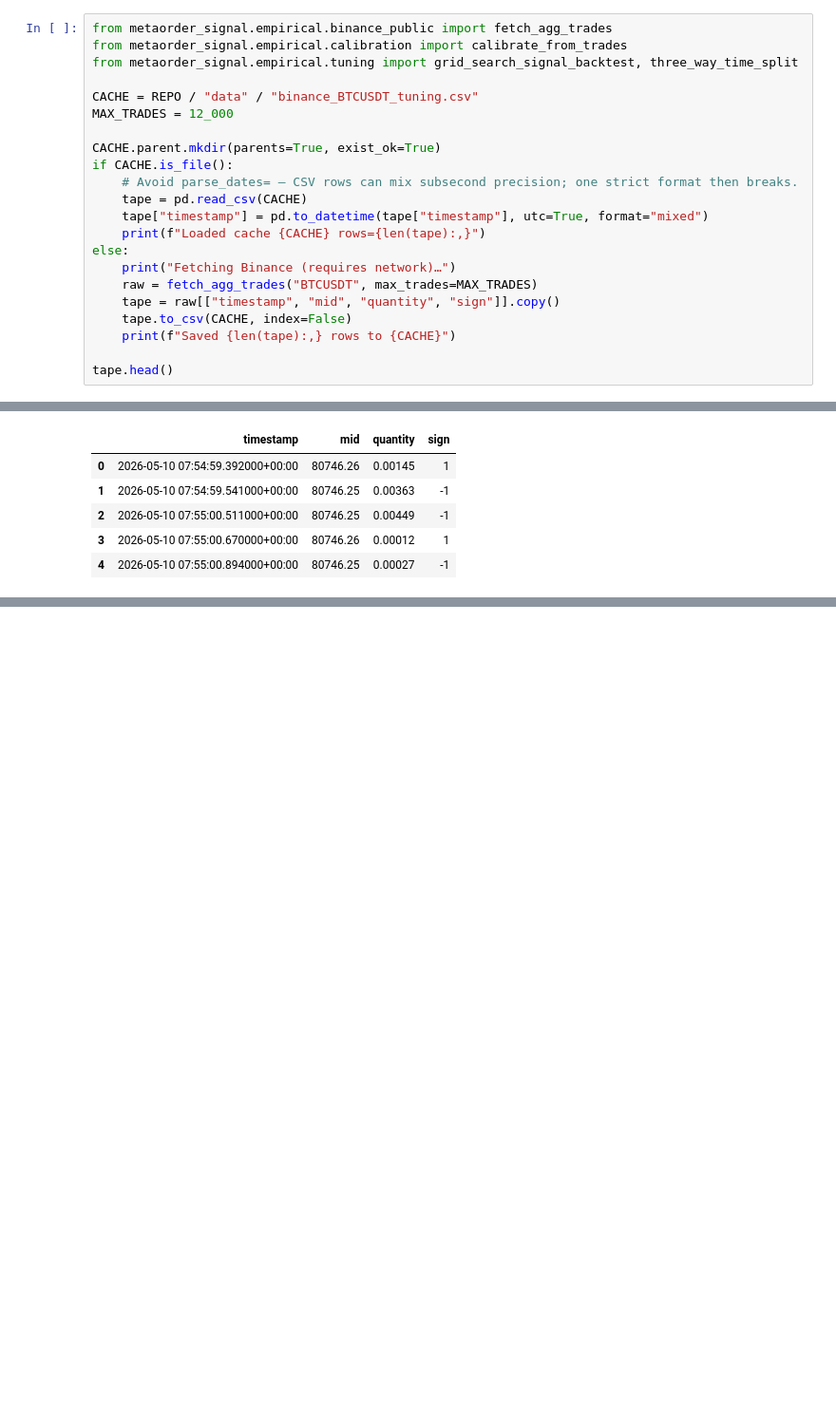
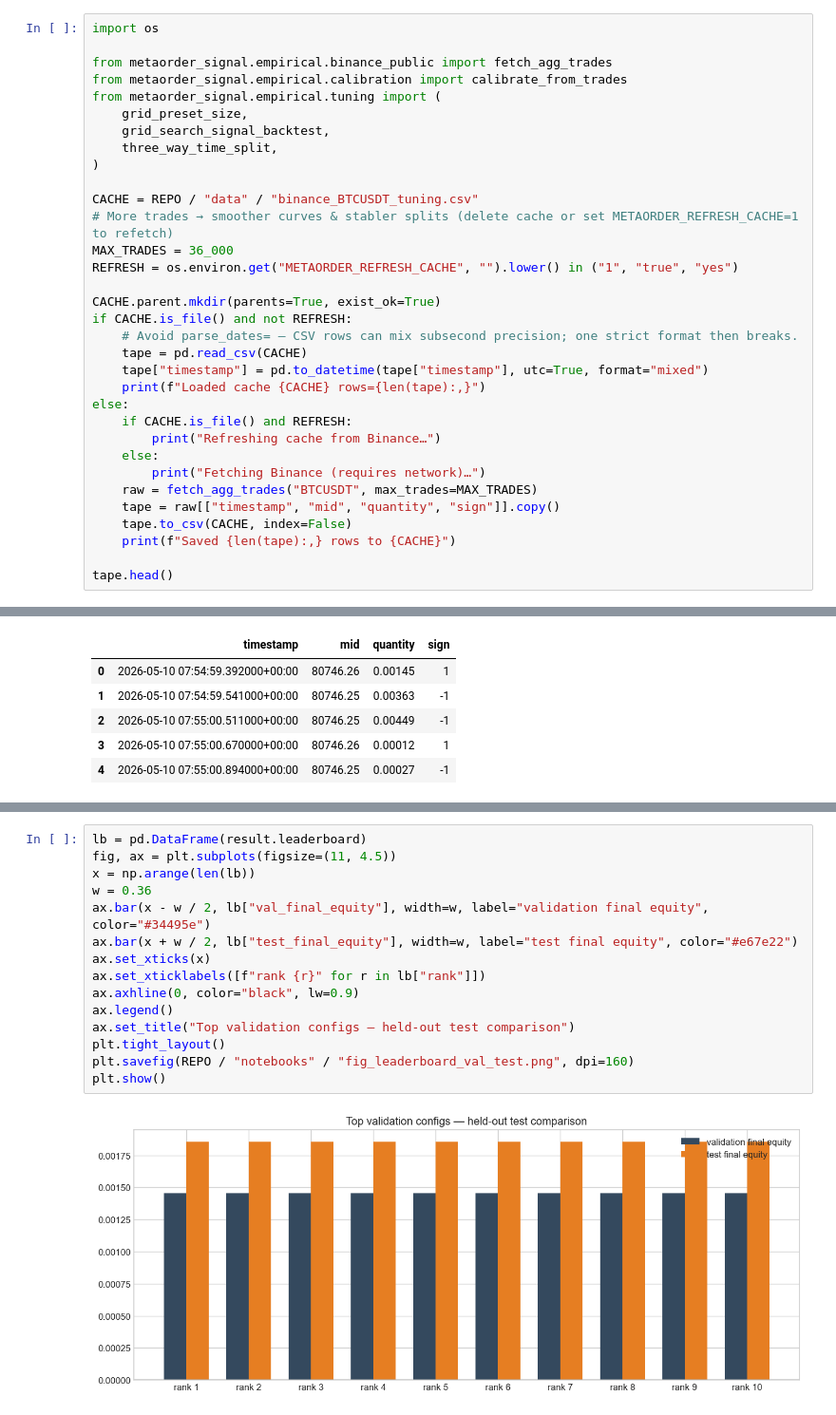
Before and after one commit to patrickacassidyau-lab/metaorder-modelling-gebbie-, a Jupyter notebook: notebooks/metaorder_tuning_report_executed.ipynb, the cells around one changed output, grey strips where cells are left out. Shown at 95% size. Saved outputs shown, nothing was run; the diff lists cells and outputs as text; blank space fills up the shorter version.

```diff
--- a/notebooks/metaorder_tuning_report_executed.ipynb
+++ b/notebooks/metaorder_tuning_report_executed.ipynb
@@ -27,21 +36,32 @@ plt.rcParams["figure.dpi"] = 120
 # %% [output]
 repo root: /Users/patrickcassidy/Desktop/metaorder-modelling-gebbie-
 # %%
+import os
+
 from metaorder_signal.empirical.binance_public import fetch_agg_trades
 from metaorder_signal.empirical.calibration import calibrate_from_trades
-from metaorder_signal.empirical.tuning import grid_search_signal_backtest, three_way_time_split
+from metaorder_signal.empirical.tuning import (
+    grid_preset_size,
+    grid_search_signal_backtest,
+    three_way_time_split,
+)
 
 CACHE = REPO / "data" / "binance_BTCUSDT_tuning.csv"
-MAX_TRADES = 12_000
+# More trades → smoother curves & stabler splits (delete cache or set METAORDER_REFRESH_CACHE=1 to refetch)
+MAX_TRADES = 36_000
+REFRESH = os.environ.get("METAORDER_REFRESH_CACHE", "").lower() in ("1", "true", "yes")
 
 CACHE.parent.mkdir(parents=True, exist_ok=True)
-if CACHE.is_file():
+if CACHE.is_file() and not REFRESH:
     # Avoid parse_dates= — CSV rows can mix subsecond precision; one strict format then breaks.
     tape = pd.read_csv(CACHE)
     tape["timestamp"] = pd.to_datetime(tape["timestamp"], utc=True, format="mixed")
     print(f"Loaded cache {CACHE} rows={len(tape):,}")
 else:
-    print("Fetching Binance (requires network)…")
+    if CACHE.is_file() and REFRESH:
+        print("Refreshing cache from Binance…")
+    else:
+        print("Fetching Binance (requires network)…")
     raw = fetch_agg_trades("BTCUSDT", max_trades=MAX_TRADES)
     tape = raw[["timestamp", "mid", "quantity", "sign"]].copy()
     tape.to_csv(CACHE, index=False)
@@ -242,0 +223,17 @@ If **test** equity is negative while validation looked good, treat it as **overf
+# %%
+lb = pd.DataFrame(result.leaderboard)
+fig, ax = plt.subplots(figsize=(11, 4.5))
+x = np.arange(len(lb))
+w = 0.36
+ax.bar(x - w / 2, lb["val_final_equity"], width=w, label="validation final equity", color="#34495e")
+ax.bar(x + w / 2, lb["test_final_equity"], width=w, label="test final equity", color="#e67e22")
+ax.set_xticks(x)
+ax.set_xticklabels([f"rank {r}" for r in lb["rank"]])
+ax.axhline(0, color="black", lw=0.9)
+ax.legend()
+ax.set_title("Top validation configs — held-out test comparison")
+plt.tight_layout()
+plt.savefig(REPO / "notebooks" / "fig_leaderboard_val_test.png", dpi=160)
+plt.show()
+# %% [output]
+[figure, added]
```
Also changed, not shown: parts of 22 cells of this notebook, 14 other files.
